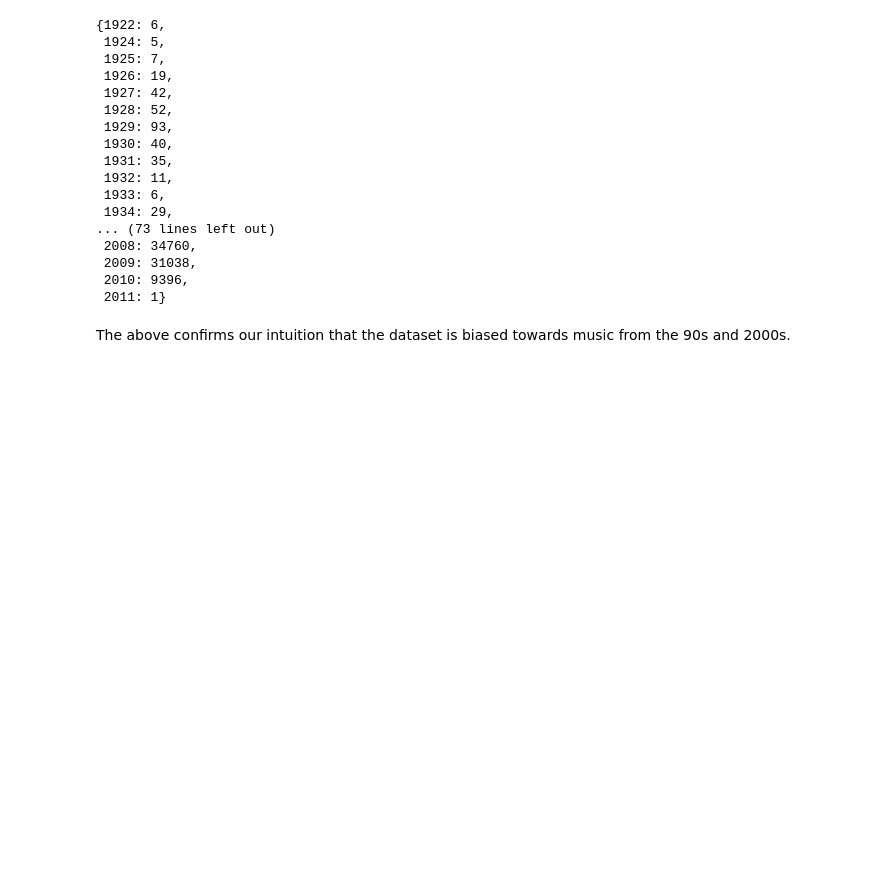
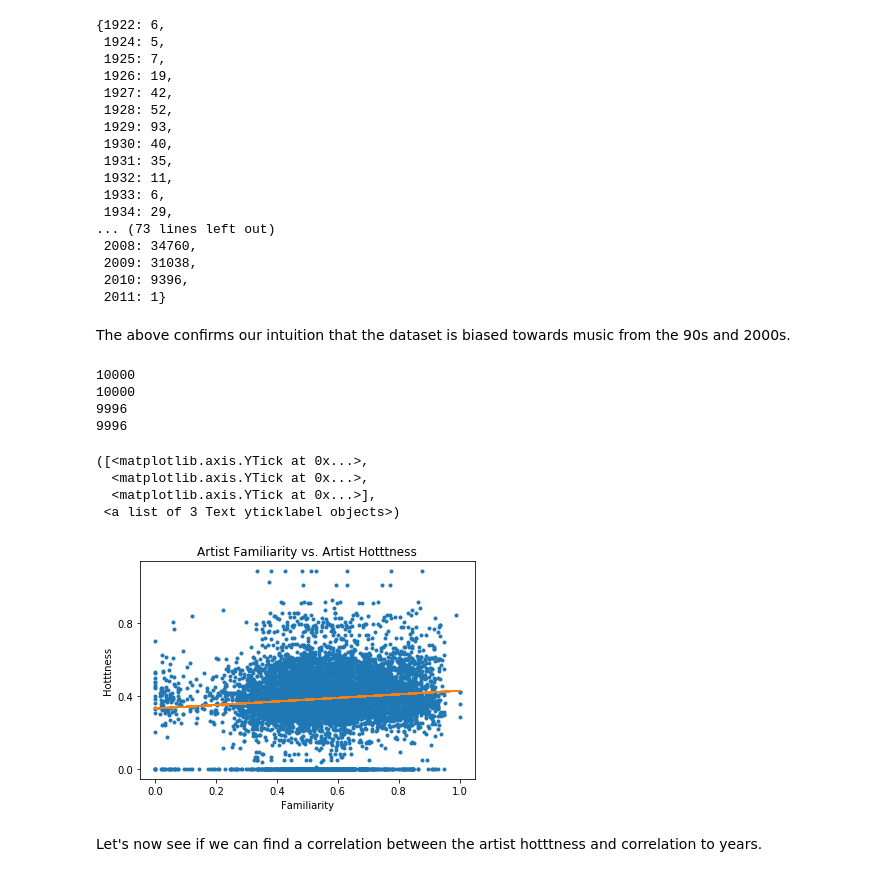
Before and after one commit to AumitLeon/million-songs, a Jupyter notebook: experiment-notebooks/year-exploratory-analysis.ipynb, the cells around one changed output. Saved outputs shown, nothing was run; the diff lists cells and outputs as text; code cells hidden in the pictures; blank space fills up the shorter version.

Commit message:
new experiments, finding correlations in data

```diff
--- a/experiment-notebooks/year-exploratory-analysis.ipynb
+++ b/experiment-notebooks/year-exploratory-analysis.ipynb
@@ -421,3 +421,74 @@ label_counts
  2011: 1}
 # %% [markdown]
 The above confirms our intuition that the dataset is biased towards music from the 90s and 2000s.
+# %%
+import math
+
+familiarity = []
+hotttness = []
+count = 0
+
+# Replace filename with the path to the CSV where you have the year predictions data saved.
+filename = "/mnt/c/Users/Aumit/Documents/GitHub/million-song-analysis/fam_vs_hot.csv"
+with open(filename, 'r') as f:
+    for line in f:
+        if count == 0:
+            count += 1
+            continue
+        else:
+
+            content = line.split(",")
+
+            # temp1 = float(content)
+            familiarity.append(float(content[0]))
+
+            #content.pop(0)
+
+            #content = [float(elem) for elem in content]
+
+            # If we want a list of numpy arrays, not necessary
+            #npa = np.asarray(content, dtype=np.float64)
+
+            hotttness.append(float(content[1]))
+        count += 1
+print len(familiarity)
+print len(hotttness)
+for elem, elem1 in zip(familiarity, hotttness):
+    if math.isnan(elem) or math.isnan(elem1):
+        ind = familiarity.index(elem)
+        ind1 = hotttness.index(elem1)
+        del familiarity[ind]
+        del hotttness [ind1]
+
+print len(familiarity)
+print len(hotttness)
+
+#[value for value in familiarity if not math.isnan(value)]
+#[value1 for value1 in hotttness if not math.isnan(value1)]
+
+
+total_hotttness = np.array(hotttness)
+total_familiarity = np.array(familiarity)
+# %% [output]
+10000
+10000
+9996
+9996
+# %%
+# fit with np.polyfit
+m, b = np.polyfit(total_familiarity, total_hotttness, 1)
+
+plt.plot(total_familiarity, total_hotttness, '.')
+plt.xlabel("Familiarity")
+plt.ylabel("Hotttness")
+plt.title("Artist Familiarity vs. Artist Hotttness")
+plt.plot(total_familiarity, m*total_familiarity + b, '-')
+plt.yticks(np.arange(min(total_hotttness), max(total_hotttness), 0.4))
+# %% [output]
+([<matplotlib.axis.YTick at 0x...>,
+  <matplotlib.axis.YTick at 0x...>,
+  <matplotlib.axis.YTick at 0x...>],
+ <a list of 3 Text yticklabel objects>)
+[figure, added]
+# %% [markdown]
+Let's now see if we can find a correlation between the artist hotttness and correlation to years.
```
Also changed, not shown: parts of 3 cells of this notebook.
